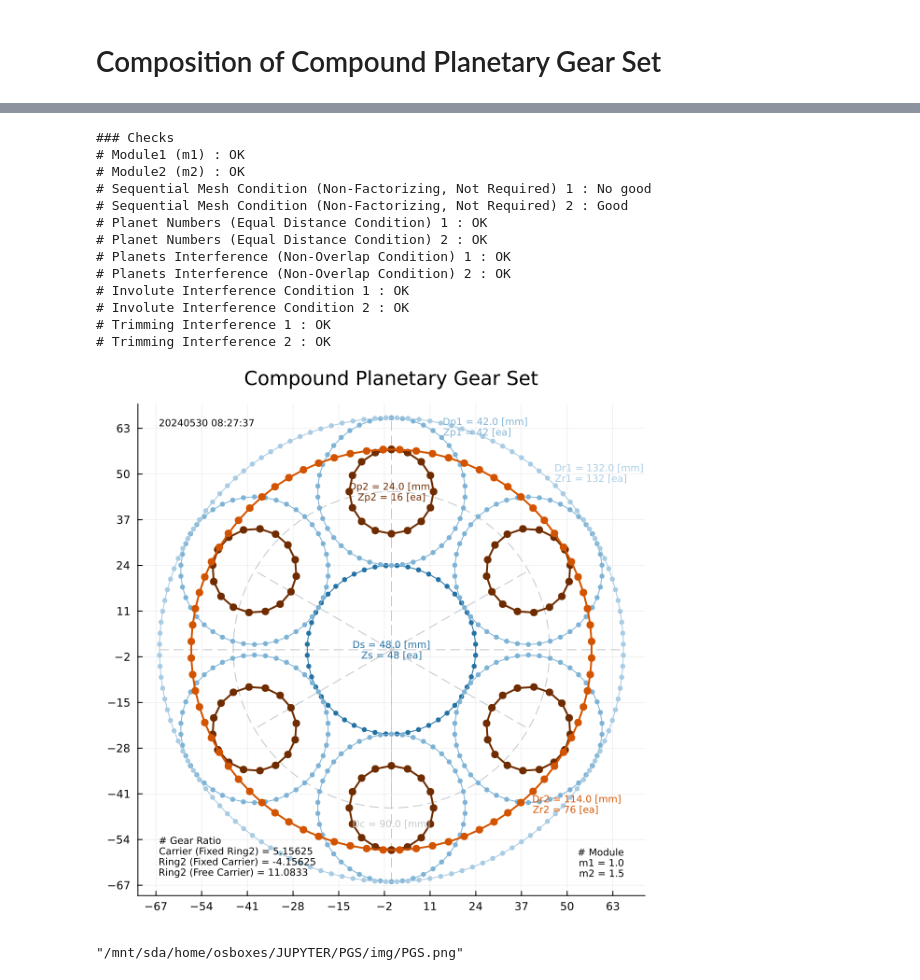
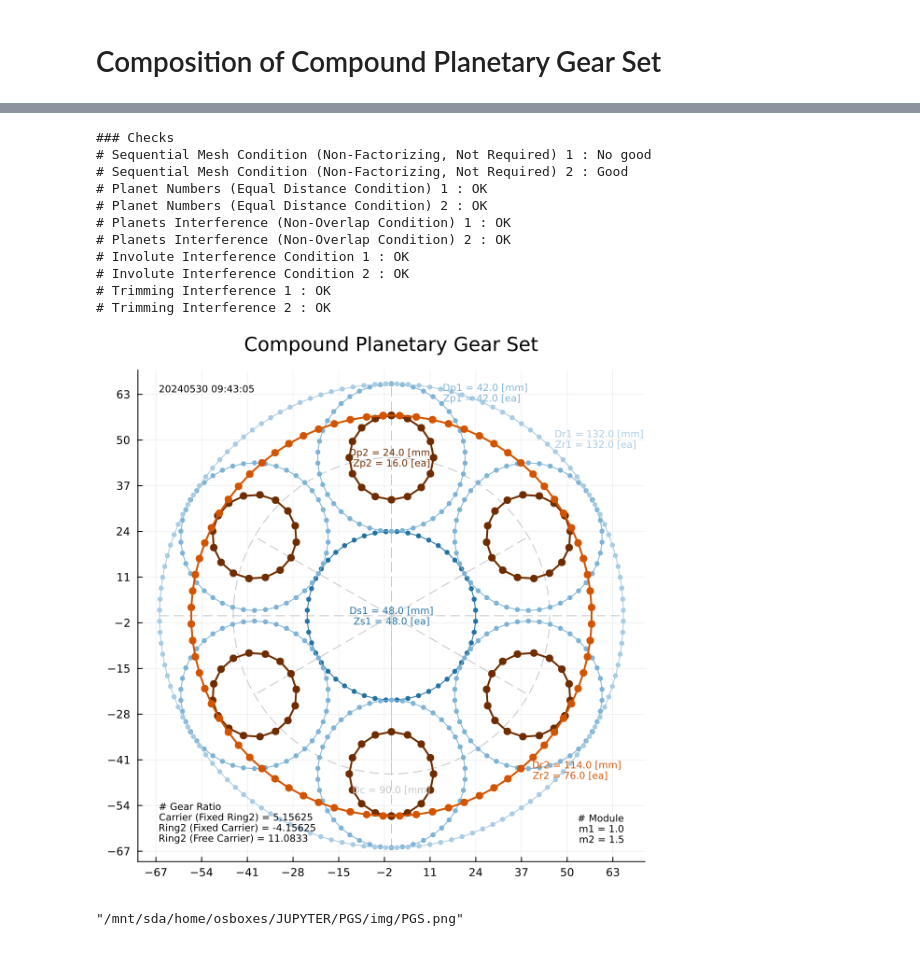
Before and after one commit to dymaxionkim/PGS, a Jupyter notebook: PGS.ipynb, the cells around one changed output, grey strips where cells are left out. Cells and saved outputs as stored; diff of their text form; code cells hidden in the pictures.

Commit message:
Change Inputs from Dia to Teeth Numbers

```diff
--- a/PGS.ipynb
+++ b/PGS.ipynb
@@ -6,12 +6,12 @@
 # Inputs for Calculations
 TYPE = 1; # Flag of type for Compound/Simple : 1 or 0
 alpha = 20.0; # Pressure Angle [deg]
+Np = 6;  # Planets Number
 m1 = 1.0; # Module1
 m2 = 1.5; # Module2 (No need for Compound)
-Np = 6;  # Planets Number
-Ds = 48.0; # Dia Sun
-Dp1 = 42.0; # Dia Planet1
-Dp2 = 24.0; # Dia Planet2 (No need for Compound)
+Zs1 = 48.0; # Teeth Number of Sun
+Zp1 = 42.0; # Teeth Number of Planet1
+Zp2 = 16.0; # Teeth Number of Planet2 (No need for Compound)
 
 # Inputs for Plots
 MarkerSize=3;
@@ -98,23 +99,12 @@ Ring2 = 114.0 [mm],  76 [ea]
 # %%
 # Checks
 print("### Checks\n")
-
-### 모듈이 기어 이빨개수가 정수로 떨어지도록 결정 되었는지 확인
-## Check Module 1
-print("# Module1 (m1) : ")
-if Ds%m1<0.000001 && Dp1%m1<0.000001 print("OK\n") else print("Fail\n") end
-
-## Check Module 2
-if TYPE==1
-    print("# Module2 (m2) : ")
-    if Dp2%m2<0.000001 && Dr2%m2<0.000001 print("OK\n") else print("Fail\n") end
-end
 
 ### 각각의 유성기어와 썬기어의 맞물림 순간의 치접촉 형태가 각각 다른지 확인
 ### 진동이 더 적게 발생하도록 하는 조건 (선택사항)
 ## Sequential Mesh Condition (Non-Factorizing) 1
 print("# Sequential Mesh Condition (Non-Factorizing, Not Required) 1 : ")
-if (Zs%Np)!=0 && (Zr1%Np)!=0 print("Good\n") else print("No good\n") end
+if (Zs1%Np)!=0 && (Zr1%Np)!=0 print("Good\n") else print("No good\n") end
 
 ## Sequential Mesh Condition (Non-Factorizing) 2
 if TYPE==1
@@ -126,7 +116,7 @@ end
 ### 유성기어가 일정한 간격을 두고 배치되어야 함
 ## Check Planets Numbers (Equal Distance Condition) 1
 print("# Planet Numbers (Equal Distance Condition) 1 : ")
-if (Zs+Zr1)%Np==0 print("OK\n") else print("Fail\n") end
+if (Zs1+Zr1)%Np==0 print("OK\n") else print("Fail\n") end
 
 ## Check Planets Numbers (Equal Distance Condition) 2
 print("# Planet Numbers (Equal Distance Condition) 2 : ")
@@ -138,7 +128,7 @@ end
 ### 유성기어 사이에 중첩이 없어야 함
 ## Check Planets Interference (Non-Overlap Condition) 1
 print("# Planets Interference (Non-Overlap Condition) 1 : ")
-if alpha==20 && Np<(pi/asin((Zp1+2)/(Zp1+Zs))) print("OK\n") else print("Fail\n") end
+if alpha==20 && Np<(pi/asin((Zp1+2)/(Zp1+Zs1))) print("OK\n") else print("Fail\n") end
 
 ## Check Planets Interference (Non-Overlap Condition) 2
 if TYPE==1
@@ -179,8 +169,6 @@ end
 if alpha!=20 print("No Check (Non-Standard) \n") end
 # %% [output]
 ### Checks
-# Module1 (m1) : OK
-# Module2 (m2) : OK
 # Sequential Mesh Condition (Non-Factorizing, Not Required) 1 : No good
 # Sequential Mesh Condition (Non-Factorizing, Not Required) 2 : Good
 # Planet Numbers (Equal Distance Condition) 1 : OK
@@ -198,7 +186,7 @@ using Dates
 # Plots
 if TYPE==1 TITLE="Compound Planetary Gear Set" else TITLE="Simple Planetary Gear Set" end
 p=plot(aspect_ratio=:equal,legend=false,size=(PlotSize,PlotSize),
-    xticks=[-2*Dp1-Ds:round((2*Dp1+Ds)/PlotTicks):2*Dp1+Ds;],yticks=[-2*Dp1-Ds:round((2*Dp1+Ds)/PlotTicks):2*Dp1+Ds;],
+    xticks=[-2*Dp1-Ds1:round((2*Dp1+Ds1)/PlotTicks):2*Dp1+Ds1;],yticks=[-2*Dp1-Ds1:round((2*Dp1+Ds1)/PlotTicks):2*Dp1+Ds1;],
     title=TITLE)
 
 # Now
@@ -243,18 +231,18 @@ end
 annotate!(0,TextPos*(-Dc/2),Plots.text("Dc = $Dc [mm]",ColorCross,:center,TextSize))
 
 # Sun
-ts=[0:2*pi/Zs:2*pi;]
-Xs=(Ds/2)*sin.(ts)
-Ys=(Ds/2)*cos.(ts)
+ts=[0:2*pi/Zs1:2*pi;]
+Xs=(Ds1/2)*sin.(ts)
+Ys=(Ds1/2)*cos.(ts)
 Xs2=Xs
 Ys2=Ys
 if !isodd(Zp1)
-    Xs2 = Xs*cos(2*pi/(Zs*2)).-Ys*sin(2*pi/(Zs*2))
-    Ys2 = Xs*sin(2*pi/(Zs*2)).+Ys*cos(2*pi/(Zs*2))
+    Xs2 = Xs*cos(2*pi/(Zs1*2)).-Ys*sin(2*pi/(Zs1*2))
+    Ys2 = Xs*sin(2*pi/(Zs1*2)).+Ys*cos(2*pi/(Zs1*2))
 end
 plot!(p,Xs2,Ys2,color=ColorSun)
 scatter!(p,Xs2,Ys2,markercolor=ColorSun,markersize=MarkerSize*m1,markerstrokewidth=0)
-annotate!(0,0,Plots.text("Ds = $Ds [mm]\nZs = $Zs [ea]",ColorSun,:center,TextSize))
+annotate!(0,0,Plots.text("Ds1 = $Ds1 [mm]\nZs1 = $Zs1 [ea]",ColorSun,:center,TextSize))
 
 # Planet1
 tp1=[0:2*pi/Zp1:2*pi;]
@@ -287,32 +275,32 @@ if TYPE==1
     tp2=[0:2*pi/Zp2:2*pi;]
     Xp2=(Dp2/2)*sin.(tp2)
     Yp2=(Dp2/2)*cos.(tp2).+(Dc/2)
     for i in [1:Np;]
         Xp2 = [Xp2 Xp2[:,1]*cos(2*pi*(i/Np)).-Yp2[:,1]*sin(2*pi*(i/Np))]
         Yp2 = [Yp2 Xp2[:,1]*sin(2*pi*(i/Np)).+Yp2[:,1]*cos(2*pi*(i/Np))]
         plot!(p,Xp2[:,i],Yp2[:,i],color=ColorPlanet2,linewidth=2)
         scatter!(p,Xp2[:,i],Yp2[:,i],markercolor=ColorPlanet2,markersize=MarkerSize*m2,markerstrokewidth=0)
     end
     annotate!(0,Dc/2,Plots.text("Dp2 = $Dp2 [mm]\nZp2 = $Zp2 [ea]",ColorPlanet2,:center,:center,TextSize))
 end
 
 # Ring2
 if TYPE==1
     tr2=[0:2*pi/Zr2:2*pi;]
     Xr2=(Dr2/2)*sin.(tr2)
     Yr2=(Dr2/2)*cos.(tr2)
     Xr22=Xr2
     Yr22=Yr2
     Xr22 = Xr2*cos(2*pi/(Zr2*2)).-Yr2*sin(2*pi/(Zr2*2))
     Yr22 = Xr2*sin(2*pi/(Zr2*2)).+Yr2*cos(2*pi/(Zr2*2))
     plot!(p,Xr22,Yr22,color=ColorRing2,linewidth=2)
     scatter!(p,Xr22,Yr22,markercolor=ColorRing2,markersize=MarkerSize*m2,markerstrokewidth=0)
     annotate!((Dr2/2)*cos(pi/4),(-Dr2/2)*sin(pi/4),Plots.text("Dr2 = $Dr2 [mm]\nZr2 = $Zr2 [ea]",ColorRing2,:left,:top,TextSize))
 end
 
 # Show
 display(p)
 savefig(p,"./img/PGS.png")
 # %% [output]
-[figure, old version]
+[figure, new version]
 "/mnt/sda/home/osboxes/JUPYTER/PGS/img/PGS.png"
```
Also changed, not shown: parts of 1 cell of this notebook, 1 other file.
